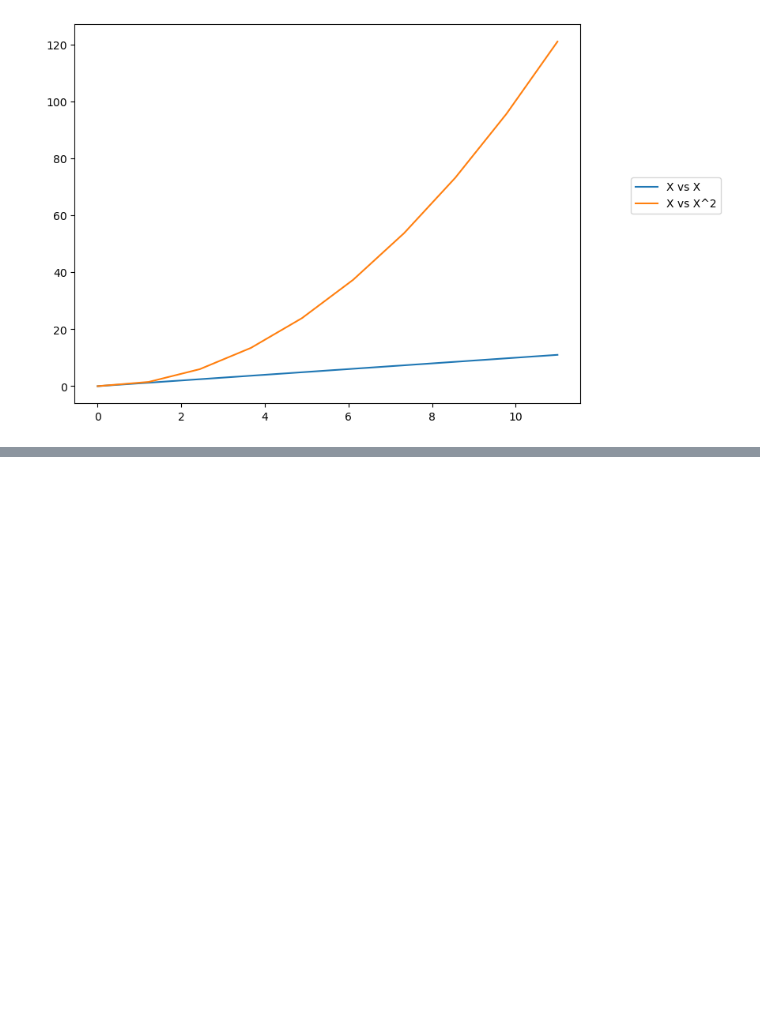
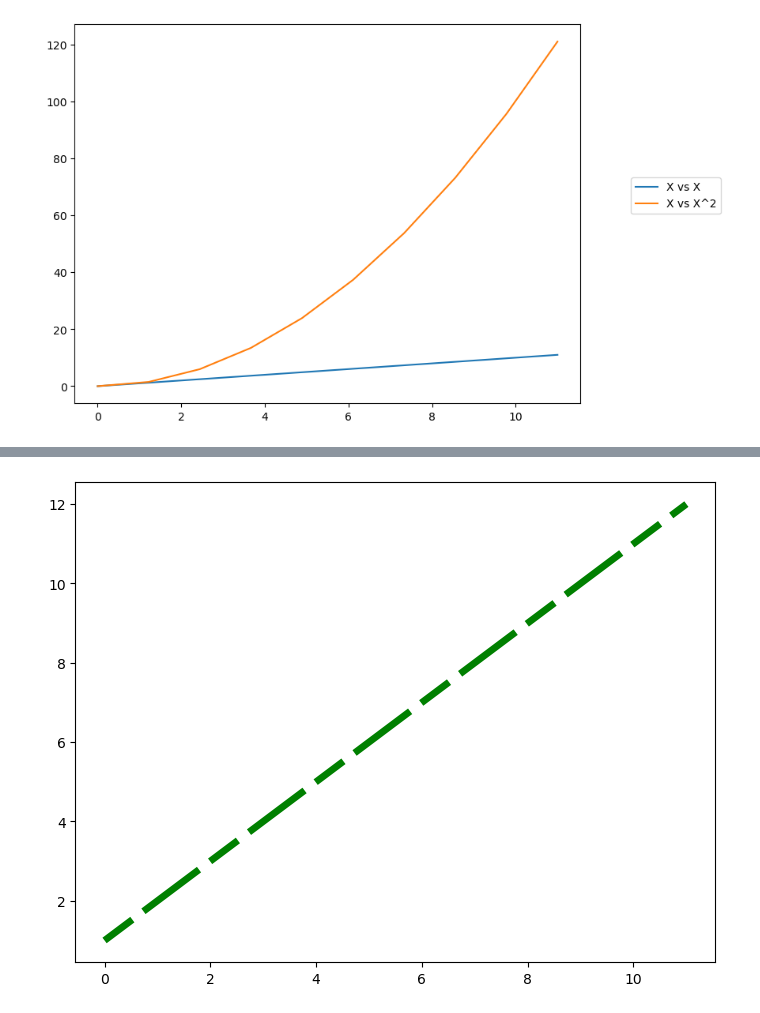
Before and after one commit to JovanTTT/MachineLearning-Course, a Jupyter notebook: Matplotlib.ipynb, the cells around one changed output, grey strips where cells are left out. Saved outputs shown, nothing was run; the diff lists cells and outputs as text; code cells hidden in the pictures; blank space fills up the shorter version.

```diff
--- a/Matplotlib.ipynb
+++ b/Matplotlib.ipynb
@@ -168,0 +193,9 @@ ax.legend(loc = (1.1, 0.5))
+# %%
+fig = plt.figure()
+
+ax = fig.add_axes([0, 0, 1, 1])
+
+line = ax.plot(x, x + 1, color = 'green', linewidth = 5)
+line[0].set_dashes([5, 2, 10, 2]) #5 connected dots, 2 dots space, 10 connected dots, 2 dots space
+# %% [output]
+[figure, added]
```
Also changed, not shown: parts of 3 cells of this notebook.
